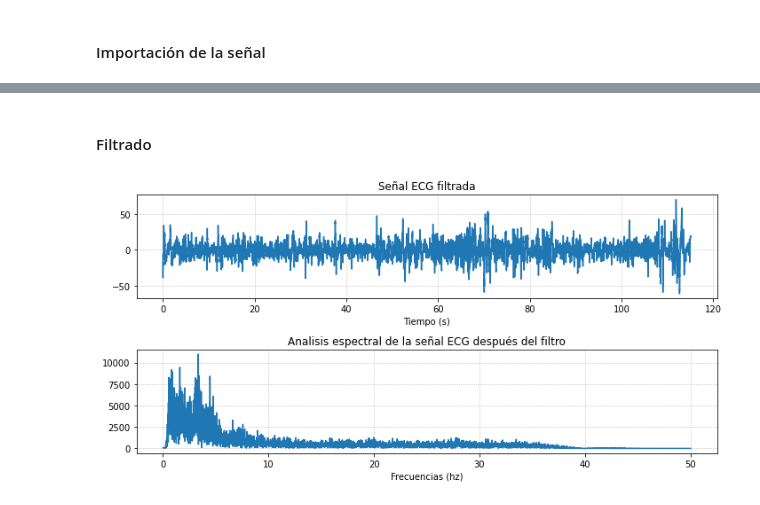
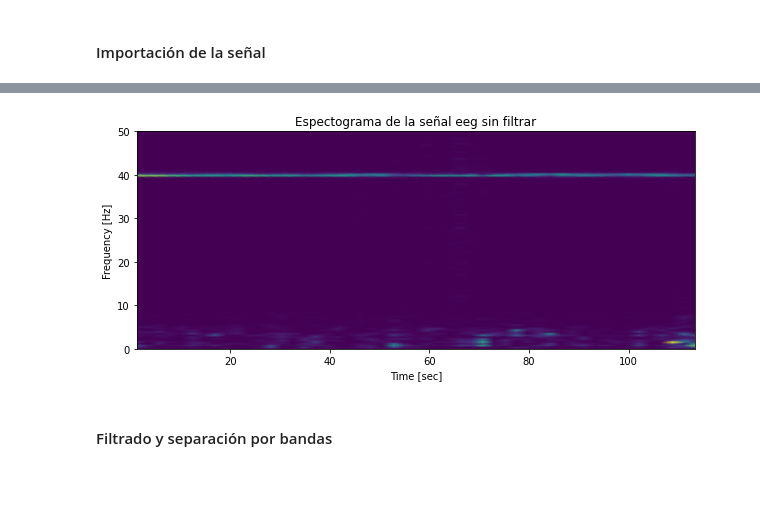
Before and after one commit to fruizg/Introduccion_de_senales, a Jupyter notebook: ISB/Laboratorios/Lab9_ProcesamientoEEG/ProcesamientoEEG.ipynb, the cells around one changed output, grey strips where cells are left out. Drawn from its saved outputs; the diff is of its cells as text; code cells hidden in the pictures.

```diff
--- a/ISB/Laboratorios/Lab9_ProcesamientoEEG/ProcesamientoEEG.ipynb
+++ b/ISB/Laboratorios/Lab9_ProcesamientoEEG/ProcesamientoEEG.ipynb
@@ -56,3 +59,14 @@ plt.show()
+# %%
+f, t, Sxx = spectrogram(EEG, fs = Fs)
+
+plt.figure(figsize=(10,4))
+plt.pcolormesh(t, f, Sxx, shading='gouraud')
+plt.title("Espectograma de la señal eeg sin filtrar")
+plt.ylabel('Frequency [Hz]')
+plt.xlabel('Time [sec]')
+plt.show()
+# %% [output]
+[figure, added]
 # %% [markdown]
-#### Filtrado
+#### Filtrado y separación por bandas
 # %%
@@ -70,27 +85,0 @@ eegfilter_signal = lfilter(b, a, eegfilter_signal)
-# %%
-freq_axis_2, power_spect_2 = bsnb.plotfft(eegfilter_signal, Fs)
-
-
-#Visualización señal filtrada
-plt.figure(figsize=(10,5))
-plt.subplot(211)
-plt.subplots_adjust(hspace=0.6, wspace=0.6)
-plt.plot(t,eegfilter_signal) # graficamos la señal filtrada
-plt.grid(linestyle=":")
-plt.xlabel("Tiempo (s)")
-plt.ylabel("microvoltios (uV)")
-plt.title("Señal EEG filtrada")
-
-#Visualizacion de la respuesta en frecuencia después del filtro
-plt.subplot(212)
-plt.grid(linestyle=":")
-plt.title("Analisis espectral de la señal EEG después del filtro")
-plt.xlabel("Frecuencias (hz)")
-plt.plot(freq_axis_2, power_spect_2)
-#plt.xlim(0,100)
-plt.tight_layout()
-fig = plt.gcf()
-fig.set_facecolor('white')
-#plt.savefig('ECGyFFT_filtrada.png', transparent=False, )
-# %% [output]
-[figure, removed]
```
Also changed, not shown: parts of 9 cells of this notebook.
